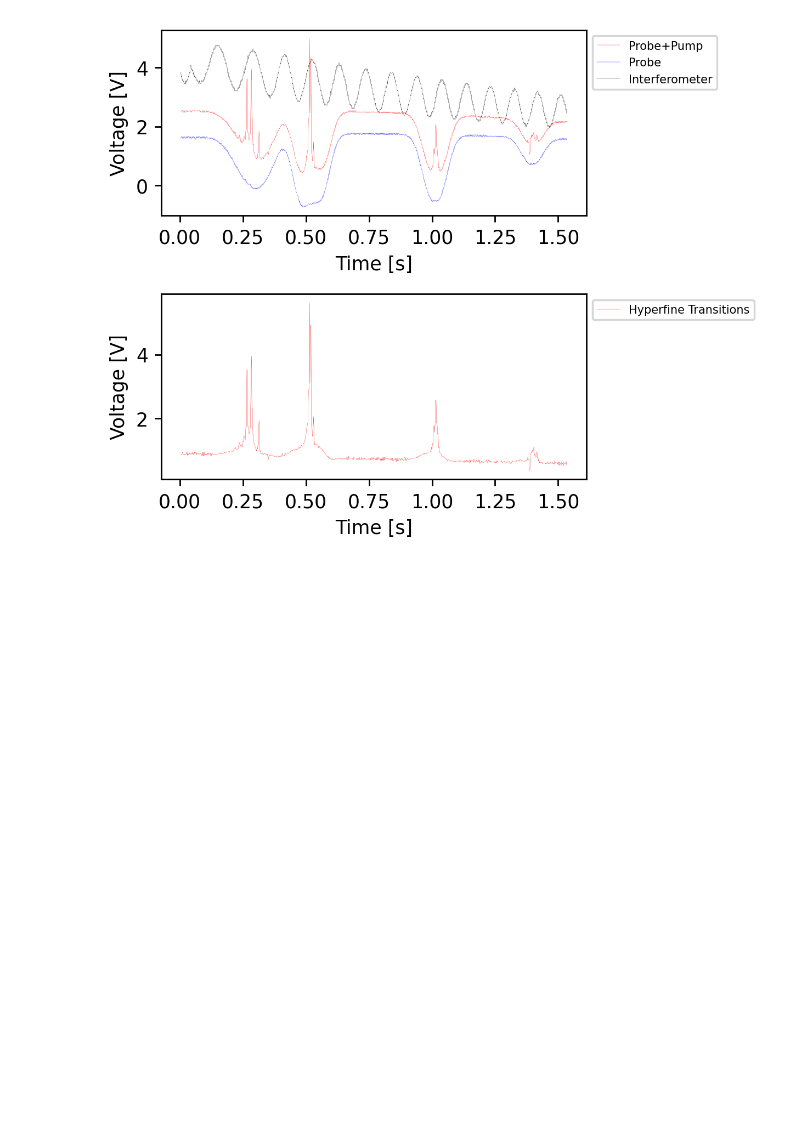
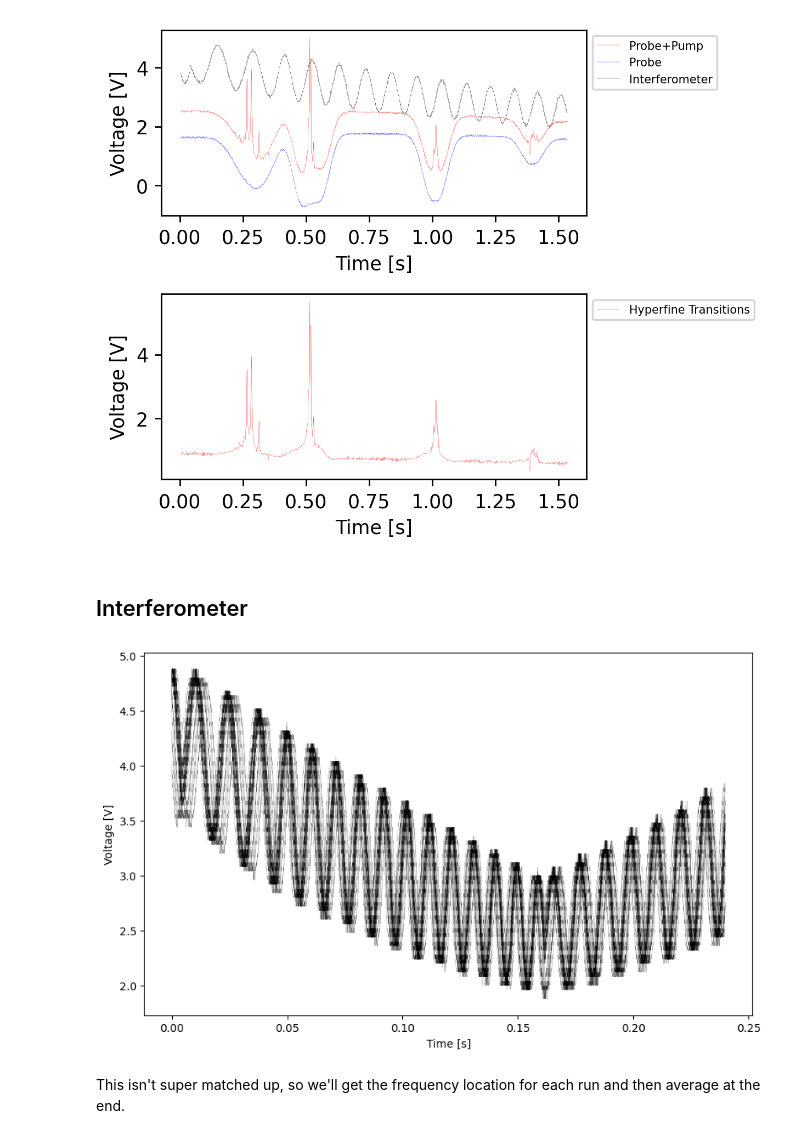
Before and after one commit to orpereira/PHYS469, a Jupyter notebook: saturation_spectroscopy/analysis_final.ipynb, the cells around one changed output. Cells and saved outputs as stored; diff of their text form; code cells hidden in the pictures; blank space fills up the shorter version.

```diff
--- a/saturation_spectroscopy/analysis_final.ipynb
+++ b/saturation_spectroscopy/analysis_final.ipynb
@@ -112,3 +115,17 @@ plt.tight_layout()
 plt.show()
 # %% [output]
 [figure]
+# %% [markdown]
+## Interferometer
+# %%
+# plot all interferometer runs on one plot
+plt.figure(figsize = (10, 6))
+for run in raw_inter:
+    plt.plot(time, run, color='k', linewidth=0.1)
+plt.xlabel('Time [s]')
+plt.ylabel('Voltage [V]')
+plt.show()
+# %% [output]
+[figure, added]
+# %% [markdown]
+This isn't super matched up, so we'll get the frequency location for each run and then average at the end.
```
Also changed, not shown: parts of 11 cells of this notebook.
